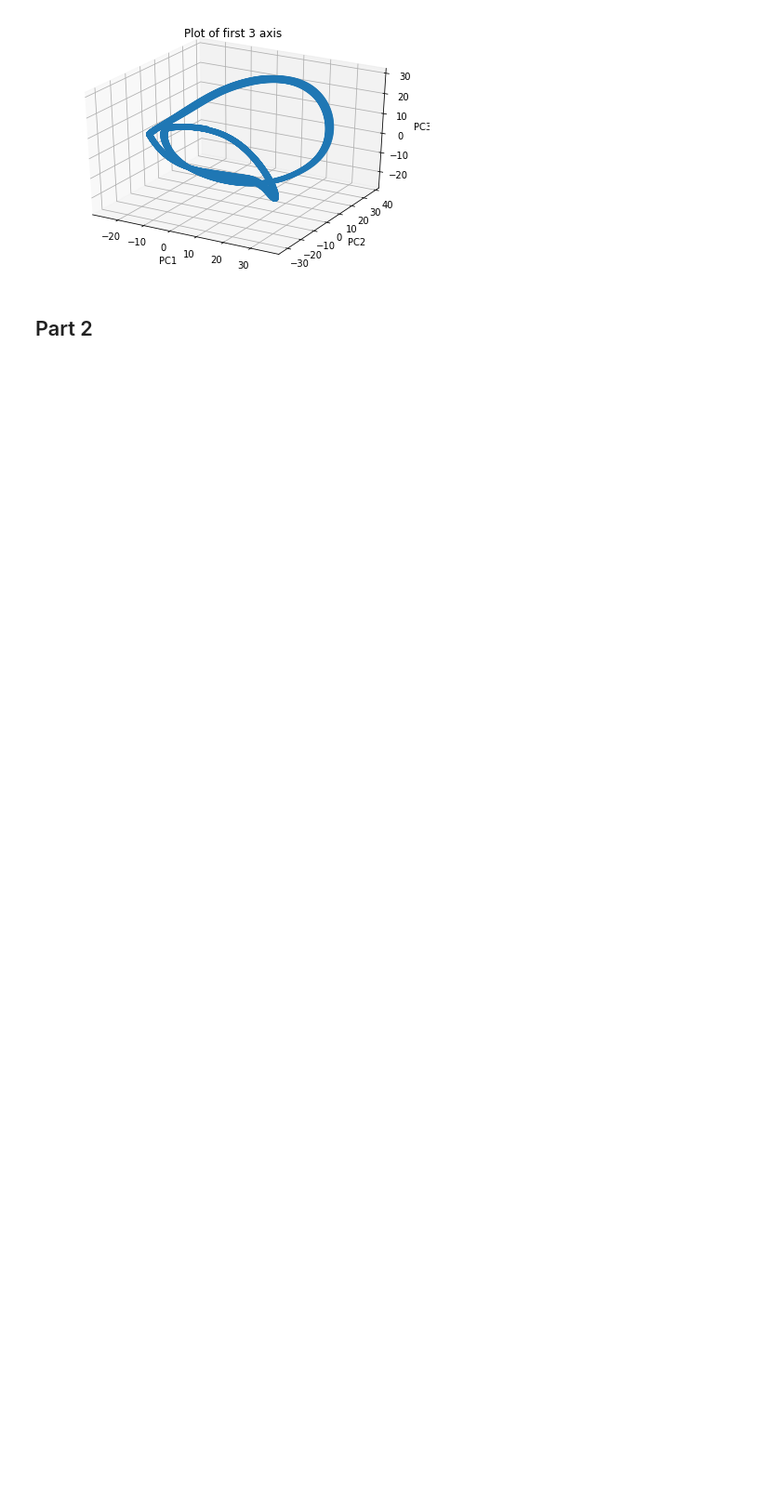
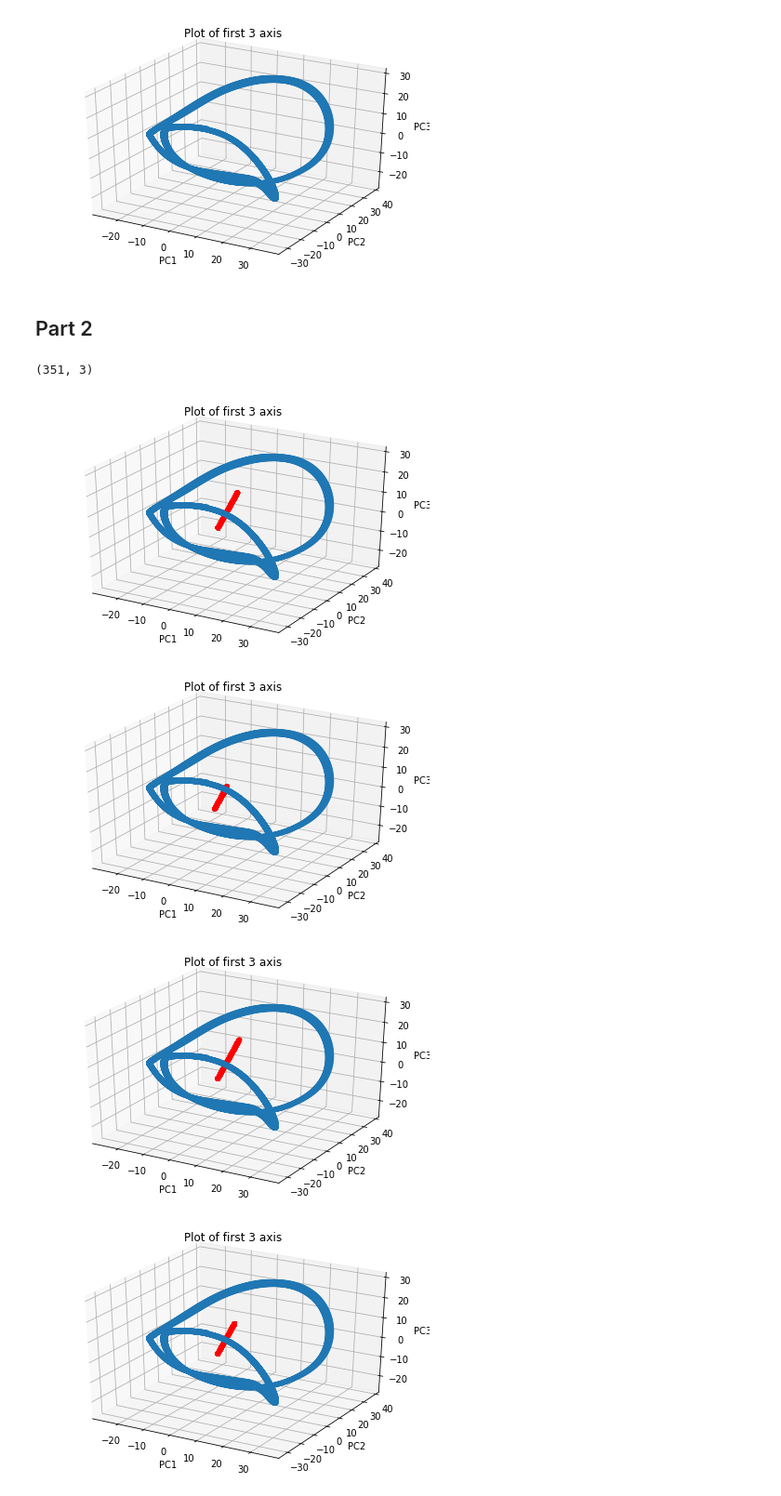
Before and after one commit to JWatter/ExtractingDynamicalSystemsFromData, a Jupyter notebook: task5.ipynb, the cells around one changed output. Shown: that part at 93% size. Saved outputs shown, nothing was run; the diff lists cells and outputs as text; code cells hidden in the pictures; blank space fills up the shorter version.

Commit message:
Add part2, part3 and plot

```diff
--- a/task5.ipynb
+++ b/task5.ipynb
@@ -70,7 +60,9 @@ data_norm.shape
 # %%
+# apply PCA with 3 components
 from sklearn.decomposition import PCA
 pca = PCA(n_components=3)
 projected = pca.fit_transform(data_norm)
+pca.set_params(copy=True)
 
 explained_variance_sk = pca.explained_variance_ratio_
 expl_var_cumsum_sk = np.cumsum(explained_variance_sk)
@@ -87,3 +80,15 @@ fig.tight_layout()
 [figure]
 # %% [markdown]
 ## Part 2
+# %%
+def measurement(df, pca):
+    PID = np.array(df)
+    PID_norm = (PID - PID.mean(axis=0)) / PID.std(axis=0)
+    PID_norm = PID_norm.reshape(-1, 1)
+    projected_PID = pca.transform(PID_norm)
+    return projected_PID
+
+#PID5_norm = (PID5 - PID5.mean(axis=0)) / PID5.std(axis=0)
+#PID5_norm.reshape(-1, 1)
+#PID5_slided_norm = (PID5_slided - PID5_slided.mean(axis=0)) / PID5_slided.std(axis=0)
+#PID5_slided_norm = PID5_slided_norm.reshape(-1, 1)
@@ -89,0 +98,21 @@ fig.tight_layout()
+# %%
+projected_PID5.shape
+# %% [output]
+(351, 3)
+# %%
+for i in range(1, 10):
+    fig = plt.figure()
+    ax=fig.add_subplot(111,projection="3d")
+    ax.scatter(projected[:, 0], projected[:, 1], projected[:, 2])
+    proj = measurement(utilization_data[utilization_data.columns[i]], pca)
+    ax.scatter(proj[:, 0], proj[:, 1], proj[:, 2], c = 'red')
+    ax.set_xlabel('PC1')
+    ax.set_ylabel('PC2')
+    ax.set_zlabel('PC3')
+    ax.set_title('Plot of first 3 axis')
+    fig.tight_layout()
+# %% [output]
+[figure, added]
+[figure, added]
+[figure, added]
+[figure, added]
```
Also changed, not shown: parts of 16 cells of this notebook.
